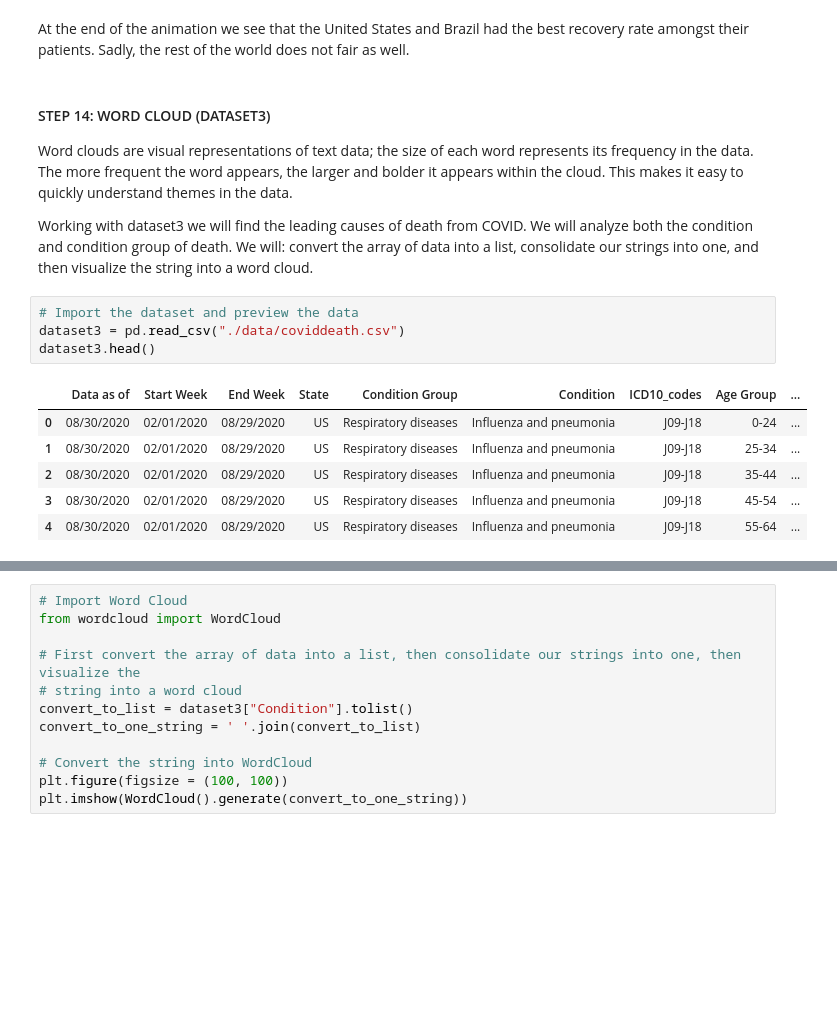
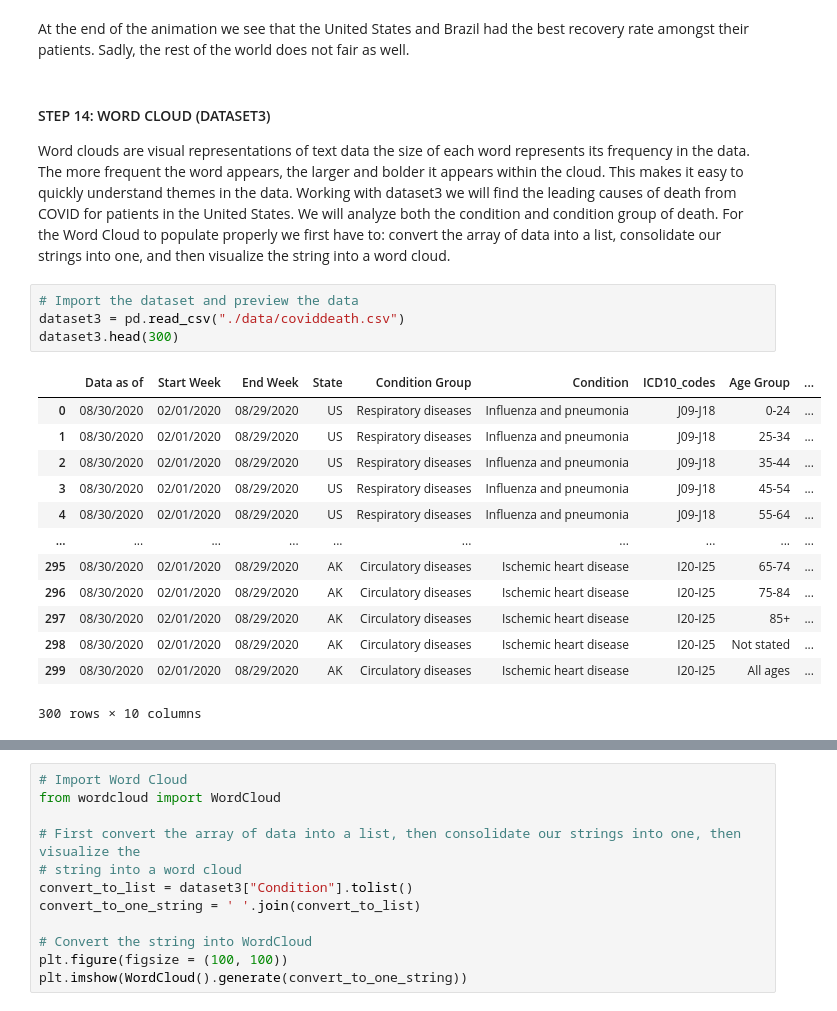
Before and after one commit to allisonvaldez/Visualizing_Covid, a Jupyter notebook: covid.ipynb, the cells around one changed output, grey strips where cells are left out. Cells and saved outputs as stored; diff of their text form; blank space fills up the shorter version.

```diff
--- a/covid.ipynb
+++ b/covid.ipynb
@@ -922,18 +922,23 @@ At the end of the animation we see that the United States and Brazil had the bes
 # %% [markdown]
 #### STEP 14: WORD CLOUD (DATASET3)
 
-Word clouds are visual representations of text data; the size of each word represents its frequency in the data. The more frequent the word appears, the larger and bolder it appears within the cloud. This makes it easy to quickly understand themes in the data.
-
-Working with dataset3 we will find the leading causes of death from COVID. We will analyze both the condition and condition group of death. We will: convert the array of data into a list, consolidate our strings into one, and then visualize the string into a word cloud.
+Word clouds are visual representations of text data the size of each word represents its frequency in the data. The more frequent the word appears, the larger and bolder it appears within the cloud. This makes it easy to quickly understand themes in the data. Working with dataset3 we will find the leading causes of death from COVID for patients in the United States. We will analyze both the condition and condition group of death. For the Word Cloud to populate properly we first have to: convert the array of data into a list, consolidate our strings into one, and then visualize the string into a word cloud.
 # %%
 # Import the dataset and preview the data
 dataset3 = pd.read_csv("./data/coviddeath.csv")
-dataset3.head()
+dataset3.head(300)
 # %% [output]
 |  | Data as of | Start Week | End Week | State | Condition Group | Condition | ICD10_codes | Age Group | ... |
 | 0 | 08/30/2020 | 02/01/2020 | 08/29/2020 | US | Respiratory diseases | Influenza and pneumonia | J09-J18 | 0-24 | ... |
 | 1 | 08/30/2020 | 02/01/2020 | 08/29/2020 | US | Respiratory diseases | Influenza and pneumonia | J09-J18 | 25-34 | ... |
 | 2 | 08/30/2020 | 02/01/2020 | 08/29/2020 | US | Respiratory diseases | Influenza and pneumonia | J09-J18 | 35-44 | ... |
 | 3 | 08/30/2020 | 02/01/2020 | 08/29/2020 | US | Respiratory diseases | Influenza and pneumonia | J09-J18 | 45-54 | ... |
 | 4 | 08/30/2020 | 02/01/2020 | 08/29/2020 | US | Respiratory diseases | Influenza and pneumonia | J09-J18 | 55-64 | ... |
+| ... | ... | ... | ... | ... | ... | ... | ... | ... | ... |
+| 295 | 08/30/2020 | 02/01/2020 | 08/29/2020 | AK | Circulatory diseases | Ischemic heart disease | I20-I25 | 65-74 | ... |
+| 296 | 08/30/2020 | 02/01/2020 | 08/29/2020 | AK | Circulatory diseases | Ischemic heart disease | I20-I25 | 75-84 | ... |
+| 297 | 08/30/2020 | 02/01/2020 | 08/29/2020 | AK | Circulatory diseases | Ischemic heart disease | I20-I25 | 85+ | ... |
+| 298 | 08/30/2020 | 02/01/2020 | 08/29/2020 | AK | Circulatory diseases | Ischemic heart disease | I20-I25 | Not stated | ... |
+| 299 | 08/30/2020 | 02/01/2020 | 08/29/2020 | AK | Circulatory diseases | Ischemic heart disease | I20-I25 | All ages | ... |
+300 rows × 10 columns
 # %%
```
Also changed, not shown: parts of 6 cells of this notebook.
